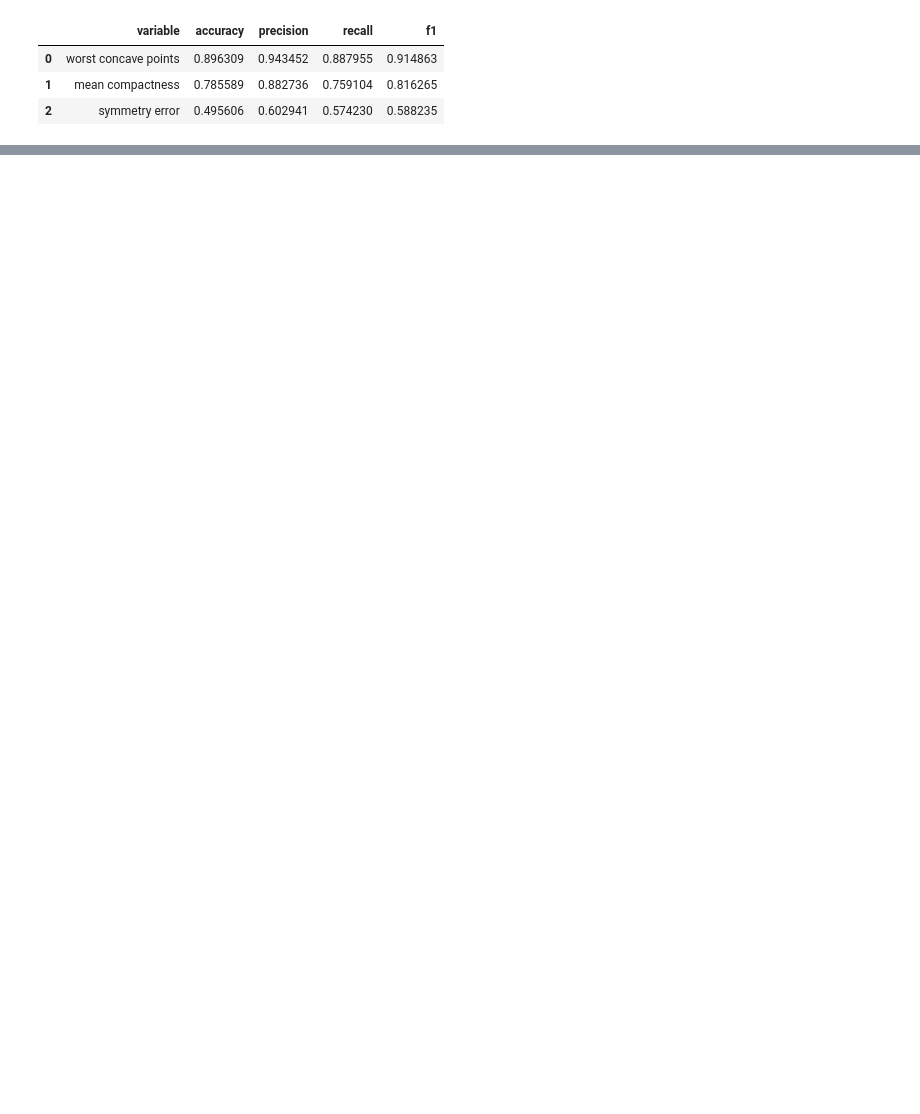
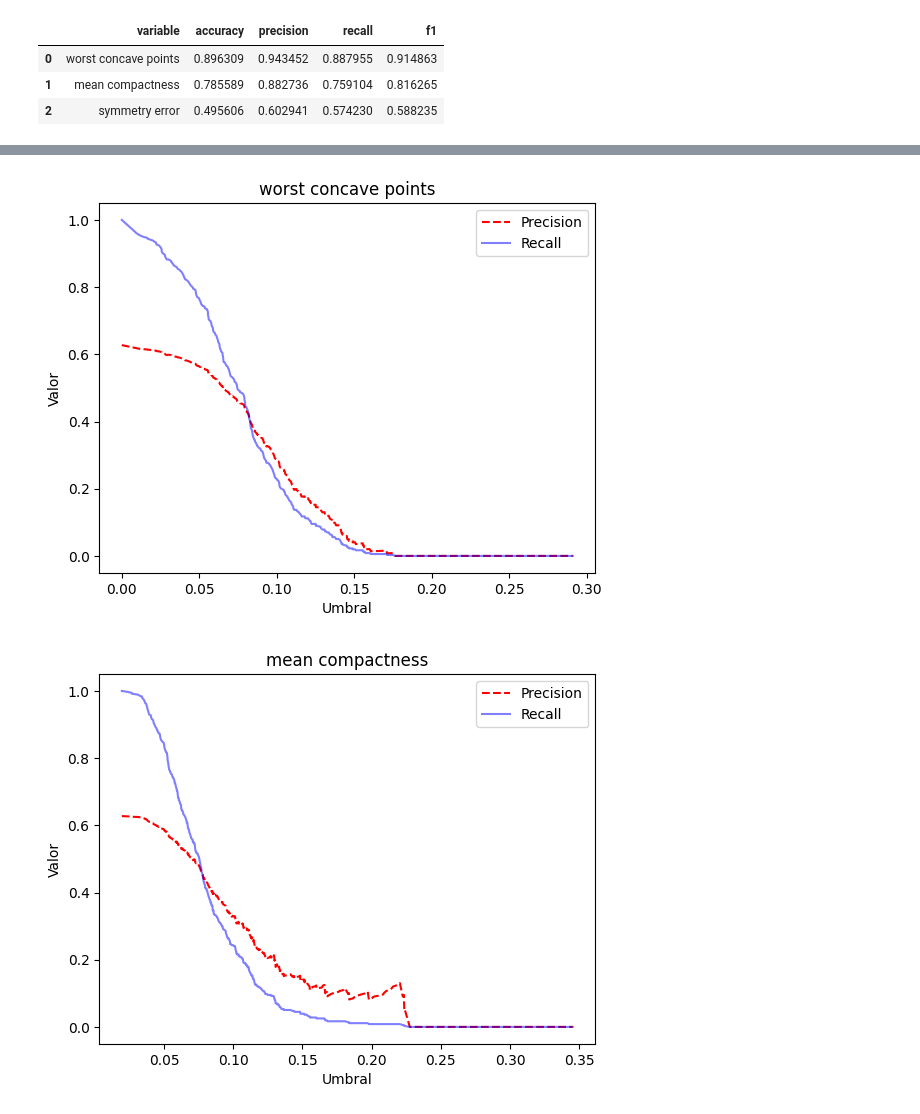
Before and after one commit to RodrigoRiveraRico/data_science_FCiencias, a Jupyter notebook: Clase_5/Clase_5.ipynb, the cells around one changed output, grey strips where cells are left out. Drawn from its saved outputs; the diff is of its cells as text; code cells hidden in the pictures; blank space fills up the shorter version.

Commit message:
Precision_recall_curve

```diff
--- a/Clase_5/Clase_5.ipynb
+++ b/Clase_5/Clase_5.ipynb
@@ -374,10 +374,3 @@ df_metricas
 | 0 | worst concave points | 0.896309 | 0.943452 | 0.887955 | 0.914863 |
 | 1 | mean compactness | 0.785589 | 0.882736 | 0.759104 | 0.816265 |
 | 2 | symmetry error | 0.495606 | 0.602941 | 0.574230 | 0.588235 |
-# %%
-accuracy = accuracy_score(df['target'], df['prediccion_alta_corr'])
-precision = precision_score(df['target'], df['prediccion_baja_corr'])
-recall = recall_score(df['target'], df['prediccion_baja_corr'])
-f1 = f1_score(df['target'], df['prediccion_baja_corr'])
-
-precision
@@ -387,0 +394,16 @@ Ejercicio 11 son 3 gráficas
+# %%
+from sklearn.metrics import precision_recall_curve
+true = df['target']
+for name in variables:
+    var = df[name]
+    precision, recall, thresholds = precision_recall_curve(true, var)
+    plt.plot(thresholds, precision[:-1], label="Precision", linestyle="--", color='red')
+    plt.plot(thresholds, recall[:-1], label="Recall", color='blue', alpha=0.5)
+    plt.title(name)
+    plt.xlabel("Umbral")
+    plt.ylabel("Valor")
+    plt.legend()
+    plt.show()
+# %% [output]
+[figure, added]
+[figure, added]
```
Also changed, not shown: parts of 5 cells of this notebook.
